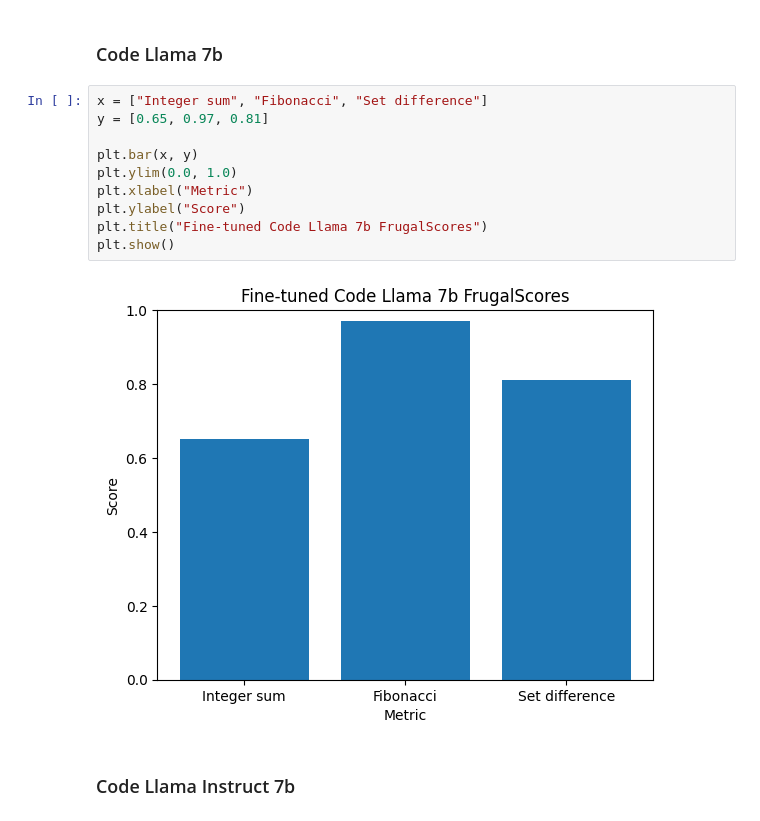
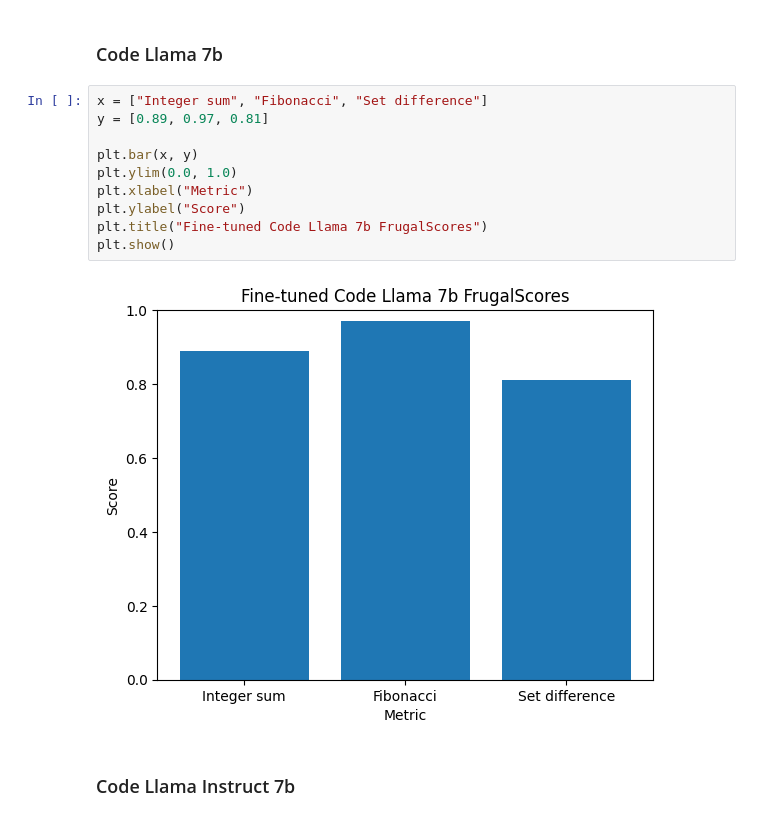
Before and after one commit to annaluizacaraciolo/fine_tuning_for_mojo_gen, a Jupyter notebook: MetricsPlots.ipynb, the cells around one changed output. Saved outputs shown, nothing was run; the diff lists cells and outputs as text.

```diff
--- a/MetricsPlots.ipynb
+++ b/MetricsPlots.ipynb
@@ -94,16 +94,16 @@ plt.show()
 ### Code Llama 7b
 # %%
 x = ["Integer sum", "Fibonacci", "Set difference"]
-y = [0.65, 0.97, 0.81]
+y = [0.89, 0.97, 0.81]
 
 plt.bar(x, y)
 plt.ylim(0.0, 1.0)
 plt.xlabel("Metric")
 plt.ylabel("Score")
 plt.title("Fine-tuned Code Llama 7b FrugalScores")
 plt.show()
 # %% [output]
-[figure, old version]
+[figure, new version]
 # %% [markdown]
 ### Code Llama Instruct 7b
 # %%
```
Also changed, not shown: parts of 3 cells of this notebook, 1 other file.
